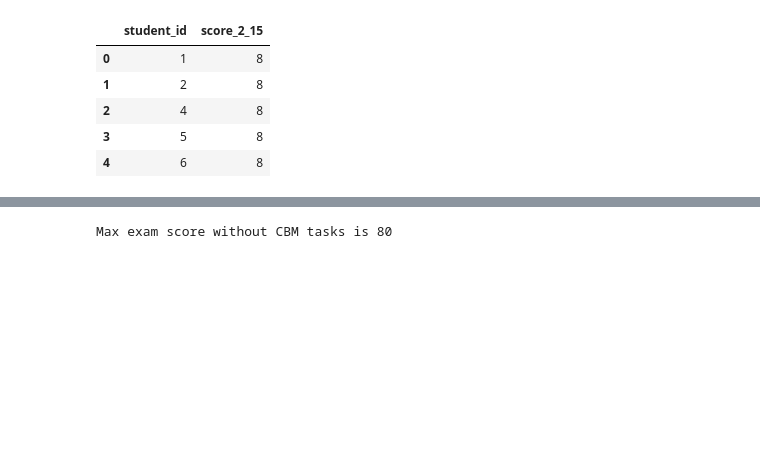
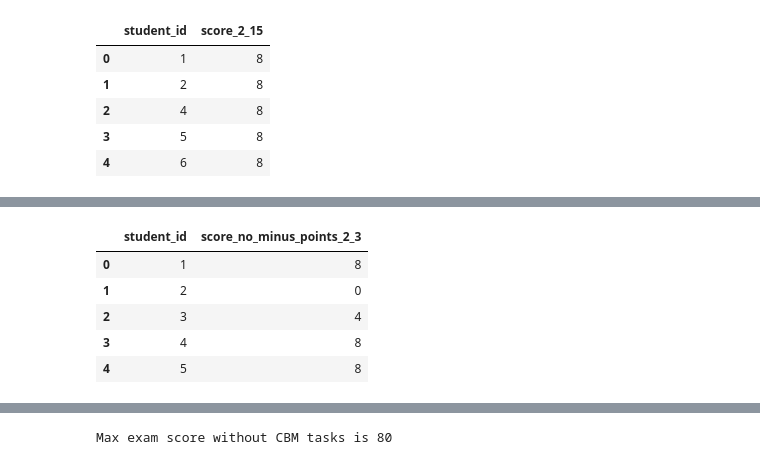
Before and after one commit to juliepe/exam_analysis_H25, a Jupyter notebook: analysis/CBM/2025/Konte/notebooks/7_CBM_tabell.ipynb, the cells around one changed output, grey strips where cells are left out. Saved outputs shown, nothing was run; the diff lists cells and outputs as text; code cells hidden in the pictures; blank space fills up the shorter version.

```diff
--- a/analysis/CBM/2025/Konte/notebooks/7_CBM_tabell.ipynb
+++ b/analysis/CBM/2025/Konte/notebooks/7_CBM_tabell.ipynb
@@ -205,0 +232,11 @@ result2_15.head()
+# %%
+result_no_minus_points_2_3 = CBM_score_per_task_konte_no_minus_points(df, question_number='2.3', map_answers=['R', 'P', 'P', 'M', 'F'])
+result_no_minus_points_2_3 = result_no_minus_points_2_3.rename(columns={"score": "score_no_minus_points_2_3"})
+result_no_minus_points_2_3.head()
+# %% [output]
+|  | student_id | score_no_minus_points_2_3 |
+| 0 | 1 | 8 |
+| 1 | 2 | 0 |
+| 2 | 3 | 4 |
+| 3 | 4 | 8 |
+| 4 | 5 | 8 |
```
Also changed, not shown: parts of 20 cells of this notebook, 3 other files.
